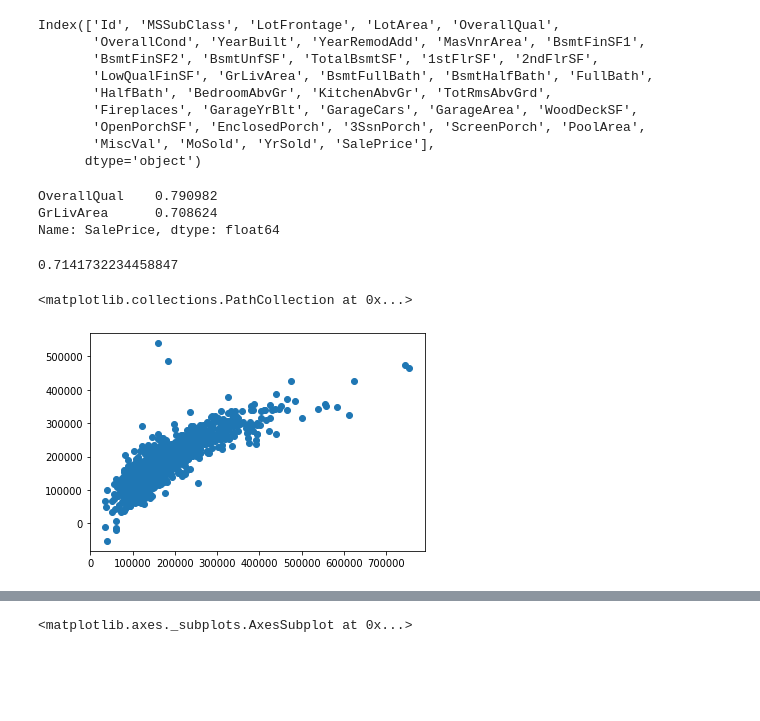
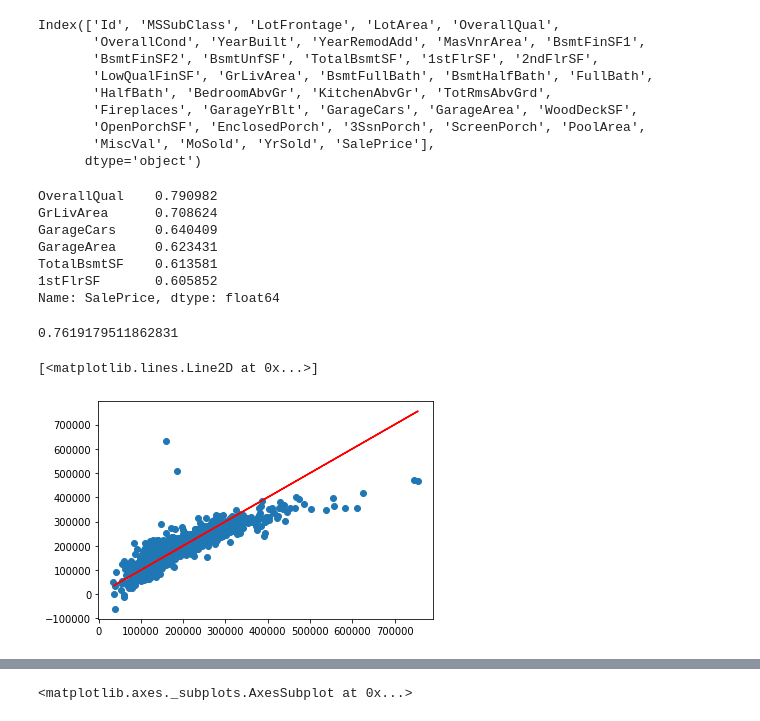
Before and after one commit to nailson/kaggle_competitions, a Jupyter notebook: house_pricing/exploratory_analysis.ipynb, the cells around one changed output, grey strips where cells are left out. Cells and saved outputs as stored; diff of their text form; code cells hidden in the pictures; blank space fills up the shorter version.

Commit message:
creating new columns

```diff
--- a/house_pricing/exploratory_analysis.ipynb
+++ b/house_pricing/exploratory_analysis.ipynb
@@ -25,7 +25,11 @@ With 79 explanatory variables describing (almost) every aspect of residential ho
 * The Ames Housing dataset was compiled by Dean De Cock for use in data science education. It's an incredible alternative for data scientists looking for a modernized and expanded version of the often cited Boston Housing dataset.
 # %%
 # read data
-house_pricing = pd.read_csv('input/train.csv')
-print(len(house_pricing))
-house_pricing.describe()
+house_pricing_train = pd.read_csv('input/train.csv')
+house_pricing_test = pd.read_csv('input/test.csv')
+,
+print("Train size: ",len(house_pricing_train))
+print("Test size: ",len(house_pricing_test))
+
+house_pricing_train.describe()
 # %% [output]
@@ -75,26 +80,31 @@ Index(['Id', 'MSSubClass', 'LotFrontage', 'LotArea', 'OverallQual',
       dtype='object')
 # %%
 # calculate correlation
-corr = house_pricing.corr()
+corr = house_pricing_train.corr()
 
-numerical_correlation = corr[corr['SalePrice']>0.70]['SalePrice'].sort_values(ascending=False)[1:]
+numerical_correlation = corr[corr['SalePrice']>0.60]['SalePrice'].sort_values(ascending=False)[1:]
 print(numerical_correlation)
 correlated_numerical_columns = numerical_correlation.index.to_list()
 # %% [output]
 OverallQual    0.790982
 GrLivArea      0.708624
+GarageCars     0.640409
+GarageArea     0.623431
+TotalBsmtSF    0.613581
+1stFlrSF       0.605852
 Name: SalePrice, dtype: float64
 # %%
 from sklearn.linear_model import LinearRegression
-X = house_pricing[correlated_numerical_columns]
-y = house_pricing['SalePrice']
+
+X = house_pricing_train[correlated_numerical_columns]
+y = house_pricing_train['SalePrice']
 
 linear_model = LinearRegression().fit(X, y)
-linear_model.score(X, y)
+print(linear_model.score(X, y))
+
+plt.scatter(y, linear_model.predict(X))
+plt.plot(y, y, color='red')
 # %% [output]
-0.7141732234458847
+0.7619179511862831
+[<matplotlib.lines.Line2D at 0x...>]
+[figure, added]
-# %%
-plt.scatter(y, linear_model.predict(X))
-# %% [output]
-<matplotlib.collections.PathCollection at 0x...>
-[figure, removed]
```
Also changed, not shown: parts of 12 cells of this notebook.
